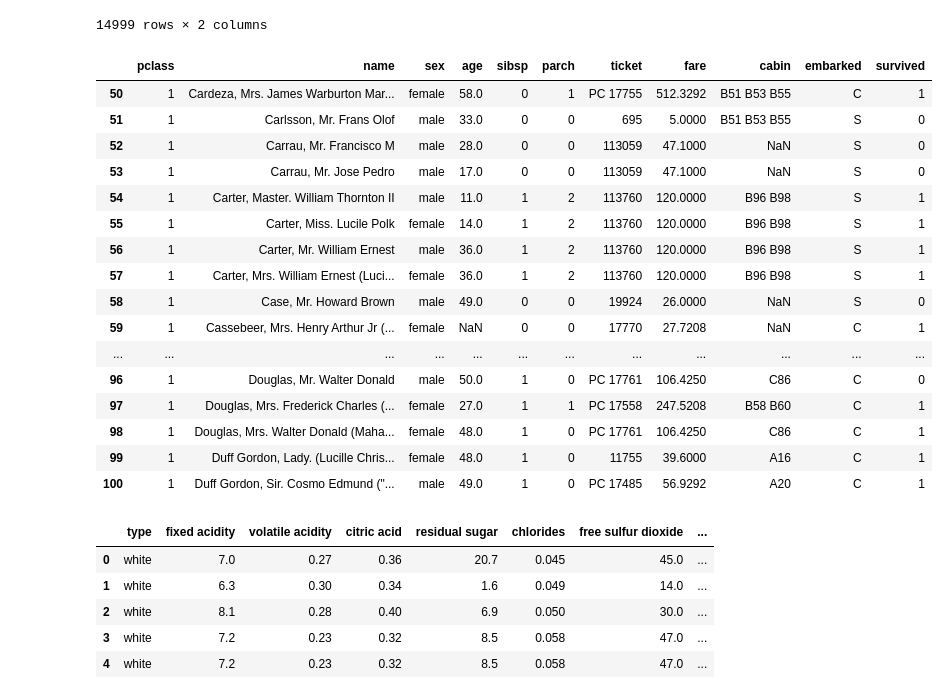
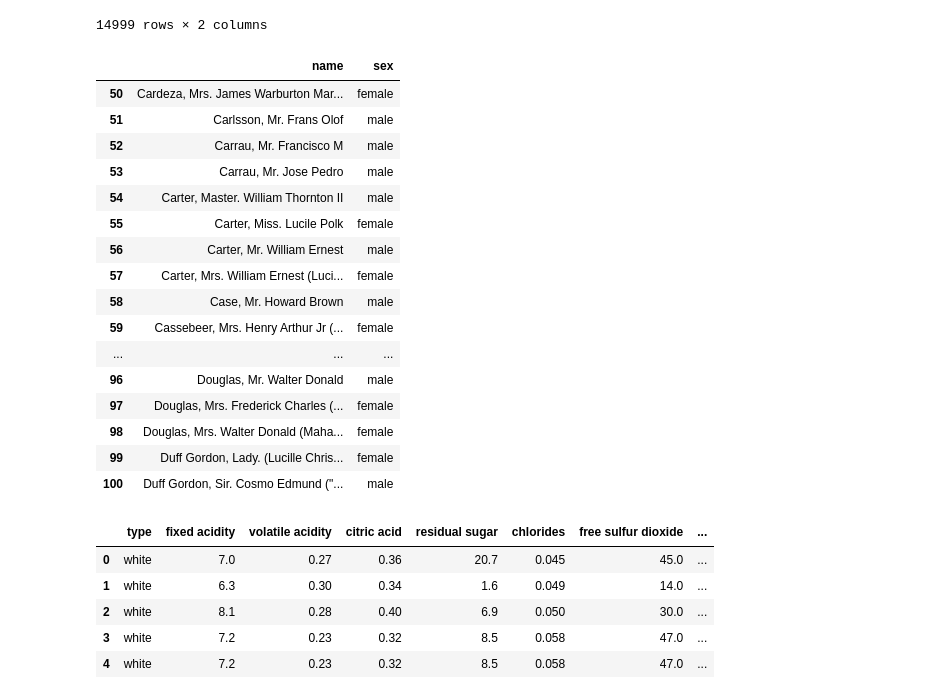
Before and after one commit to Ashuu189/python-libraries-pro, a Jupyter notebook: pandas.ipynb, the cells around one changed output. Drawn from its saved outputs; the diff is of its cells as text; code cells hidden in the pictures.

```diff
--- a/pandas.ipynb
+++ b/pandas.ipynb
@@ -236,25 +236,25 @@ hr[['employee_id','salary']]
 | 14998 | 87684 | low |
 14999 rows × 2 columns
 # %%
-titanic.loc[50:100]
+titanic.loc[50:100,['name','sex']]
 # %% [output]
-|  | pclass | name | sex | age | sibsp | parch | ticket | fare | cabin | embarked | survived |
-| 50 | 1 | Cardeza, Mrs. James Warburton Mar... | female | 58.0 | 0 | 1 | PC 17755 | 512.3292 | B51 B53 B55 | C | 1 |
-| 51 | 1 | Carlsson, Mr. Frans Olof | male | 33.0 | 0 | 0 | 695 | 5.0000 | B51 B53 B55 | S | 0 |
-| 52 | 1 | Carrau, Mr. Francisco M | male | 28.0 | 0 | 0 | 113059 | 47.1000 | NaN | S | 0 |
-| 53 | 1 | Carrau, Mr. Jose Pedro | male | 17.0 | 0 | 0 | 113059 | 47.1000 | NaN | S | 0 |
-| 54 | 1 | Carter, Master. William Thornton II | male | 11.0 | 1 | 2 | 113760 | 120.0000 | B96 B98 | S | 1 |
-| 55 | 1 | Carter, Miss. Lucile Polk | female | 14.0 | 1 | 2 | 113760 | 120.0000 | B96 B98 | S | 1 |
-| 56 | 1 | Carter, Mr. William Ernest | male | 36.0 | 1 | 2 | 113760 | 120.0000 | B96 B98 | S | 1 |
-| 57 | 1 | Carter, Mrs. William Ernest (Luci... | female | 36.0 | 1 | 2 | 113760 | 120.0000 | B96 B98 | S | 1 |
-| 58 | 1 | Case, Mr. Howard Brown | male | 49.0 | 0 | 0 | 19924 | 26.0000 | NaN | S | 0 |
-| 59 | 1 | Cassebeer, Mrs. Henry Arthur Jr (... | female | NaN | 0 | 0 | 17770 | 27.7208 | NaN | C | 1 |
-| ... | ... | ... | ... | ... | ... | ... | ... | ... | ... | ... | ... |
-| 96 | 1 | Douglas, Mr. Walter Donald | male | 50.0 | 1 | 0 | PC 17761 | 106.4250 | C86 | C | 0 |
-| 97 | 1 | Douglas, Mrs. Frederick Charles (... | female | 27.0 | 1 | 1 | PC 17558 | 247.5208 | B58 B60 | C | 1 |
-| 98 | 1 | Douglas, Mrs. Walter Donald (Maha... | female | 48.0 | 1 | 0 | PC 17761 | 106.4250 | C86 | C | 1 |
-| 99 | 1 | Duff Gordon, Lady. (Lucille Chris... | female | 48.0 | 1 | 0 | 11755 | 39.6000 | A16 | C | 1 |
-| 100 | 1 | Duff Gordon, Sir. Cosmo Edmund ("... | male | 49.0 | 1 | 0 | PC 17485 | 56.9292 | A20 | C | 1 |
+|  | name | sex |
+| 50 | Cardeza, Mrs. James Warburton Mar... | female |
+| 51 | Carlsson, Mr. Frans Olof | male |
+| 52 | Carrau, Mr. Francisco M | male |
+| 53 | Carrau, Mr. Jose Pedro | male |
+| 54 | Carter, Master. William Thornton II | male |
+| 55 | Carter, Miss. Lucile Polk | female |
+| 56 | Carter, Mr. William Ernest | male |
+| 57 | Carter, Mrs. William Ernest (Luci... | female |
+| 58 | Case, Mr. Howard Brown | male |
+| 59 | Cassebeer, Mrs. Henry Arthur Jr (... | female |
+| ... | ... | ... |
+| 96 | Douglas, Mr. Walter Donald | male |
+| 97 | Douglas, Mrs. Frederick Charles (... | female |
+| 98 | Douglas, Mrs. Walter Donald (Maha... | female |
+| 99 | Duff Gordon, Lady. (Lucille Chris... | female |
+| 100 | Duff Gordon, Sir. Cosmo Edmund ("... | male |
 # %%
 wine_quality.head()
 # %% [output]
```
Also changed, not shown: parts of 22 cells of this notebook, 2 other files.
